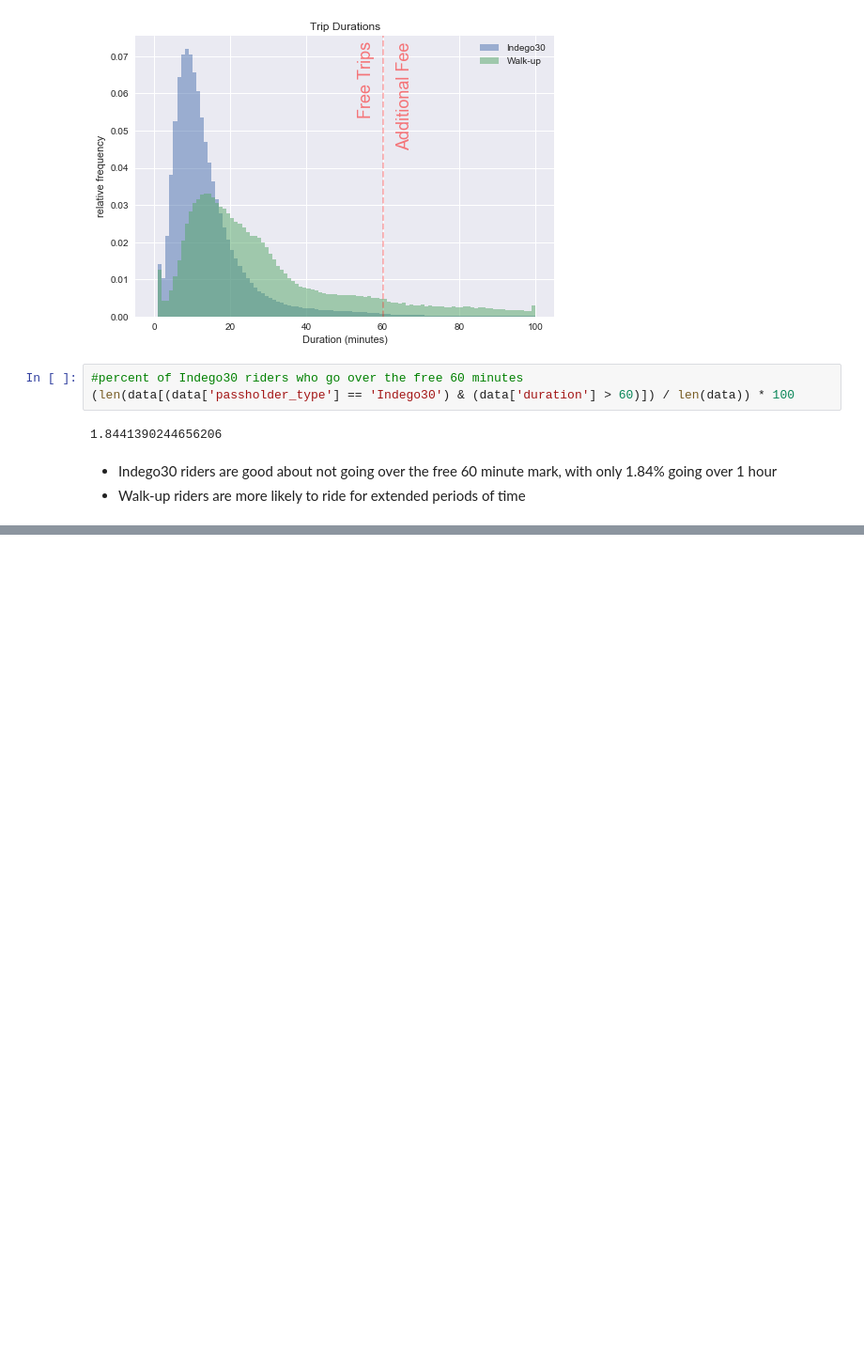
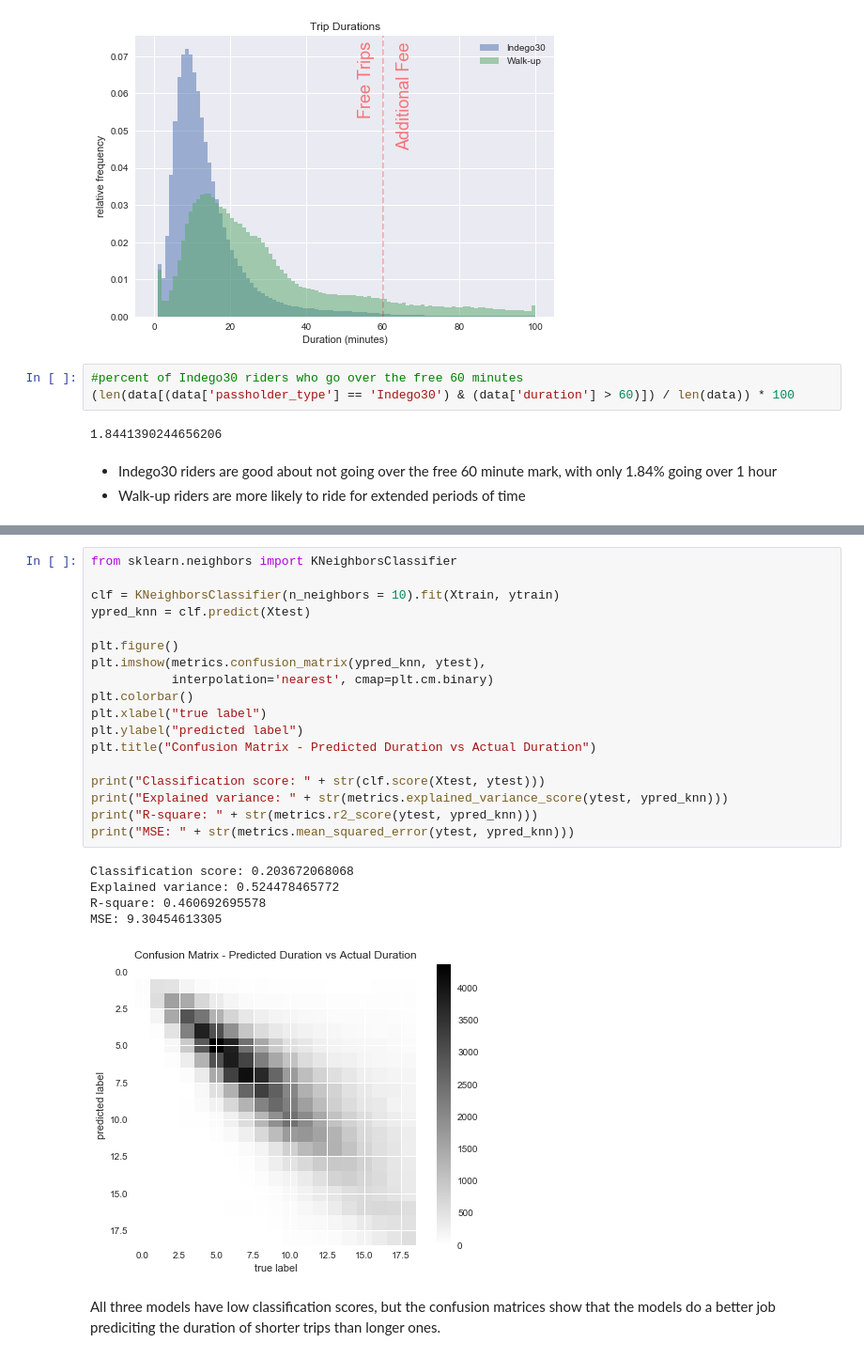
Before and after one commit to bkalnasy/Philadelphia-Bike-Share, a Jupyter notebook: Exploratory Analysis.ipynb, the cells around one changed output, grey strips where cells are left out. Shown: that part at 94% size. Drawn from its saved outputs; the diff is of its cells as text; blank space fills up the shorter version.

```diff
--- a/Exploratory Analysis.ipynb
+++ b/Exploratory Analysis.ipynb
@@ -196,0 +223,26 @@ g.fig.text(0.45, 1, "Trend With Precipitation", ha='center', va='top', size=16);
+# %%
+from sklearn.neighbors import KNeighborsClassifier
+
+clf = KNeighborsClassifier(n_neighbors = 10).fit(Xtrain, ytrain)
+ypred_knn = clf.predict(Xtest)
+
+plt.figure()
+plt.imshow(metrics.confusion_matrix(ypred_knn, ytest),
+           interpolation='nearest', cmap=plt.cm.binary)
+plt.colorbar()
+plt.xlabel("true label")
+plt.ylabel("predicted label")
+plt.title("Confusion Matrix - Predicted Duration vs Actual Duration")
+
+print("Classification score: " + str(clf.score(Xtest, ytest)))
+print("Explained variance: " + str(metrics.explained_variance_score(ytest, ypred_knn)))
+print("R-square: " + str(metrics.r2_score(ytest, ypred_knn)))
+print("MSE: " + str(metrics.mean_squared_error(ytest, ypred_knn)))
+# %% [output]
+Classification score: 0.203672068068
+Explained variance: 0.524478465772
+R-square: 0.460692695578
+MSE: 9.30454613305
+[figure, added]
+# %% [markdown]
+All three models have low classification scores, but the confusion matrices show that the models do a better job prediciting the duration of shorter trips than longer ones.
```
Also changed, not shown: parts of 12 cells of this notebook.
